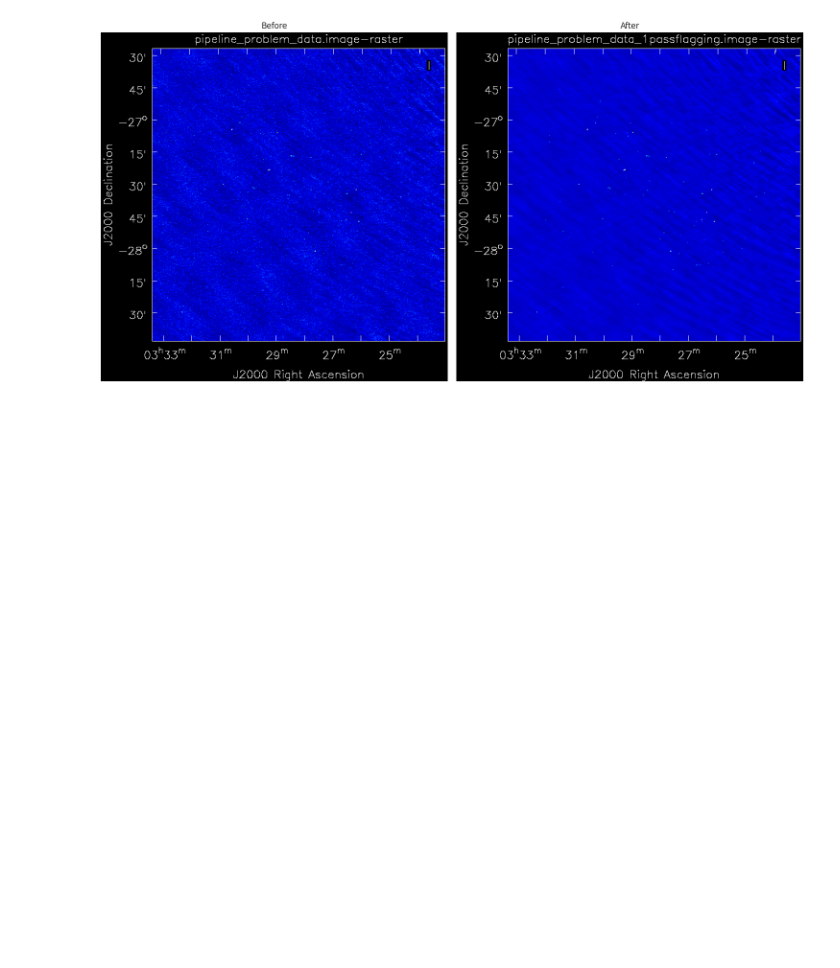
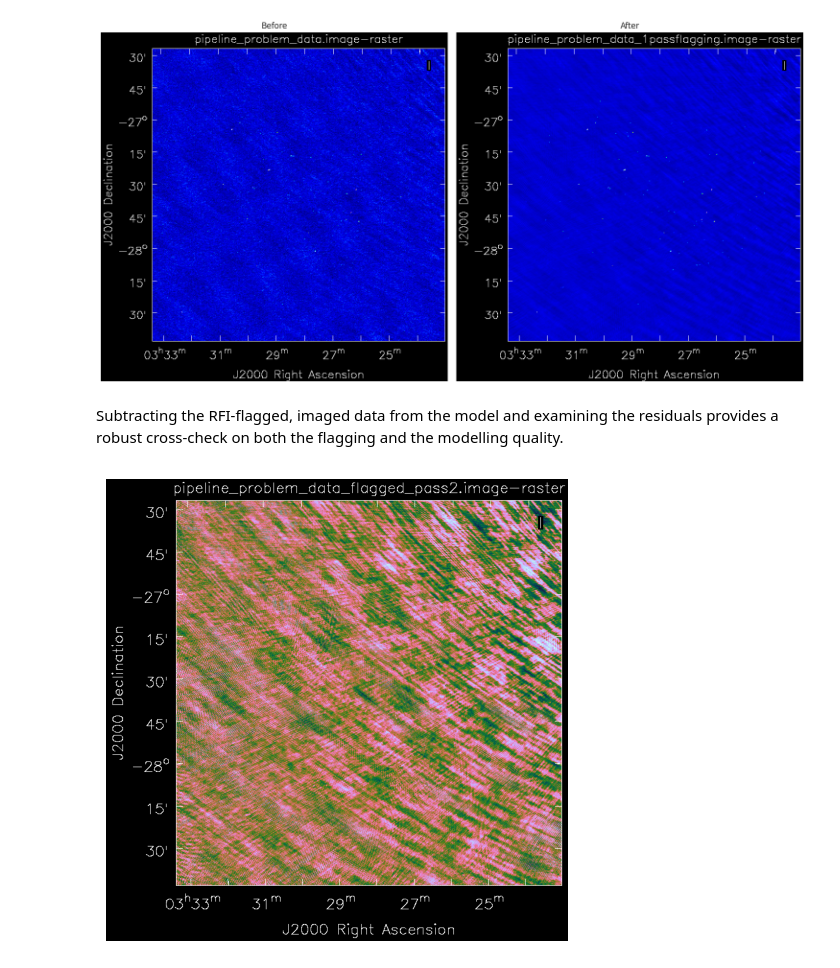
Before and after one commit to iniyannatarajan/dqatool, a Jupyter notebook: examples/example.ipynb, the cells around one changed output. Drawn from its saved outputs; the diff is of its cells as text; code cells hidden in the pictures; blank space fills up the shorter version.

```diff
--- a/examples/example.ipynb
+++ b/examples/example.ipynb
@@ -97,3 +97,14 @@ plt.tight_layout()
 plt.show()
 # %% [output]
 [figure]
+# %% [markdown]
+Subtracting the RFI‑flagged, imaged data from the model and examining the residuals provides a robust cross‑check on both the flagging and the modelling quality.
+# %%
+img = mpimg.imread('08-residuals.png')
+
+plt.figure(figsize=(6,6))
+plt.imshow(img)
+plt.axis('off')    # hide axes
+plt.show()
+# %% [output]
+[figure, added]
```
Also changed, not shown: parts of 2 cells of this notebook, 1 other file.
